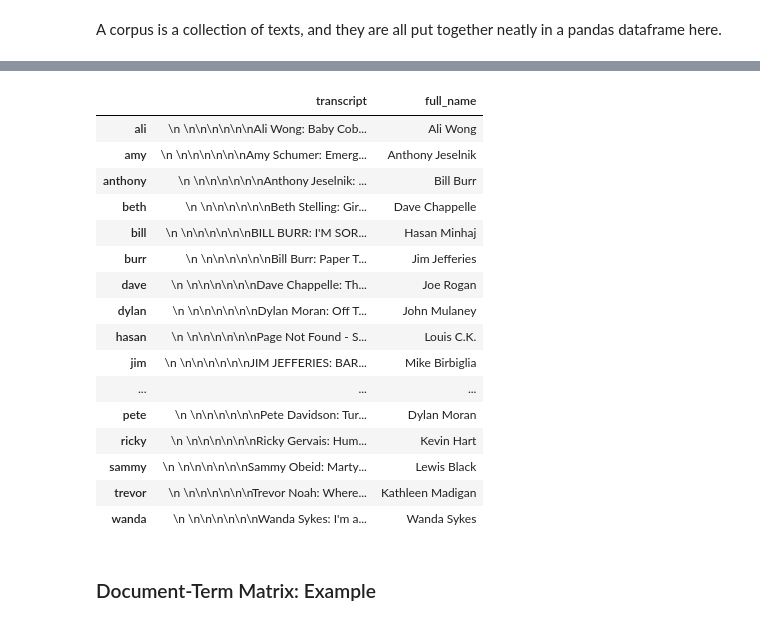
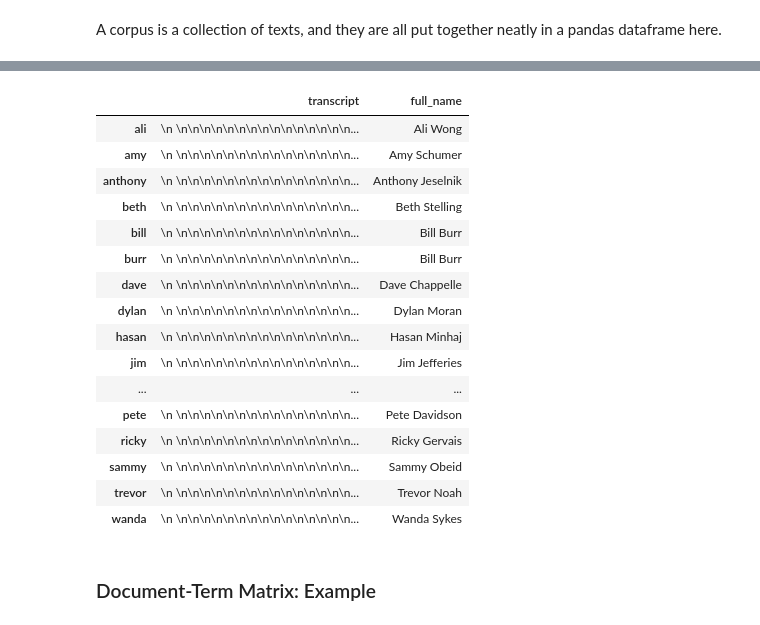
Before and after one commit to IqmanS/NLP-Assignments, a Jupyter notebook: NLP_in_Python_2.ipynb, the cells around one changed output, grey strips where cells are left out. Saved outputs shown, nothing was run; the diff lists cells and outputs as text; code cells hidden in the pictures.

```diff
--- a/NLP_in_Python_2.ipynb
+++ b/NLP_in_Python_2.ipynb
@@ -47,24 +51,35 @@ import pickle
 def url_to_transcript(url):
     '''Returns transcript data specifically from scrapsfromtheloft.com.'''
     page = requests.get(url).text
-    soup = BeautifulSoup(page, "lxml")
-    text = [p.text for p in soup.find()]
-    print(url)
-    return text
+    if page:
+        soup = BeautifulSoup(page, "lxml")
+        text = [p.text for p in soup.find()]
+        print(url)
+        return text
+    else:
+        page = requests.get(url).text
+        if page:
+            soup = BeautifulSoup(page, "lxml")
+            text = [p.text for p in soup.find()]
+            print(url)
+            return text
+        else:
+            print(f"{url}: Not Found")
+            return "-"
+
 
 # URLs of transcripts in scope
-urls = ['http://scrapsfromtheloft.com/2017/05/06/louis-ck-oh-my-god-full-transcript/',
-        'http://scrapsfromtheloft.com/2017/04/11/dave-chappelle-age-spin-2017-full-transcript/',
-        'http://scrapsfromtheloft.com/2018/03/15/ricky-gervais-humanity-transcript/',
-        'http://scrapsfromtheloft.com/2017/05/24/bill-burr-im-sorry-feel-way-2014-full-transcript/',
-        'http://scrapsfromtheloft.com/2017/04/21/jim-jefferies-bare-2014-full-transcript/',
-        'http://scrapsfromtheloft.com/2017/08/02/john-mulaney-comeback-kid-2015-full-transcript/',
-        'http://scrapsfromtheloft.com/2017/10/21/hasan-minhaj-homecoming-king-2017-full-transcript/',
-        'http://scrapsfromtheloft.com/2017/09/19/ali-wong-baby-cobra-2016-full-transcript/',
-        'http://scrapsfromtheloft.com/2017/08/03/anthony-jeselnik-thoughts-prayers-2015-full-transcript/',
-        'http://scrapsfromtheloft.com/2018/03/03/mike-birbiglia-my-girlfriends-boyfriend-2013-full-transcript/',
-        'http://scrapsfromtheloft.com/2017/08/19/joe-rogan-triggered-2016-full-transcript/',
-
+urls = ['https://scrapsfromtheloft.com/comedy/louis-ck-oh-my-god-full-transcript/',
+        'https://scrapsfromtheloft.com/comedy/dave-chappelle-age-spin-2017-full-transcript/',
+        'https://scrapsfromtheloft.com/comedy/ricky-gervais-humanity-transcript/',
+        'https://scrapsfromtheloft.com/comedy/bill-burr-im-sorry-feel-way-2014-full-transcript/',
+        'https://scrapsfromtheloft.com/comedy/jim-jefferies-bare-2014-full-transcript/',
+        'https://scrapsfromtheloft.com/comedy/john-mulaney-comeback-kid-2015-full-transcript/',
+        'https://scrapsfromtheloft.com/comedy/hasan-minhaj-white-house-correspondents-dinner-transcript/',
+        'https://scrapsfromtheloft.com/comedy/ali-wong-baby-cobra-2016-full-transcript/',
+        'https://scrapsfromtheloft.com/comedy/anthony-jeselnik-thoughts-prayers-2015-full-transcript/',
+        'https://scrapsfromtheloft.com/comedy/mike-birbiglia-my-girlfriends-boyfriend-2013-full-transcript/',
+        'https://scrapsfromtheloft.com/comedy/joe-rogan-triggered-2016-full-transcript/',
 
         'https://scrapsfromtheloft.com/comedy/pete-davidson-turbo-fonzarelli-transcript/',
         'https://scrapsfromtheloft.com/comedy/trevor-noah-where-was-i-transcript/',
@@ -313,25 +325,26 @@ data_df
 # %%
 # Let's add the comedians' full names as well
+full_names.sort()
 data_df['full_name'] = full_names
 data_df
 # %% [output]
 |  | transcript | full_name |
-| ali | \n \n\n\n\n\n\nAli Wong: Baby Cob... | Ali Wong |
-| amy | \n \n\n\n\n\n\nAmy Schumer: Emerg... | Anthony Jeselnik |
-| anthony | \n \n\n\n\n\n\nAnthony Jeselnik: ... | Bill Burr |
-| beth | \n \n\n\n\n\n\nBeth Stelling: Gir... | Dave Chappelle |
-| bill | \n \n\n\n\n\n\nBILL BURR: I'M SOR... | Hasan Minhaj |
-| burr | \n \n\n\n\n\n\nBill Burr: Paper T... | Jim Jefferies |
-| dave | \n \n\n\n\n\n\nDave Chappelle: Th... | Joe Rogan |
-| dylan | \n \n\n\n\n\n\nDylan Moran: Off T... | John Mulaney |
-| hasan | \n \n\n\n\n\n\nPage Not Found - S... | Louis C.K. |
-| jim | \n \n\n\n\n\n\nJIM JEFFERIES: BAR... | Mike Birbiglia |
+| ali | \n \n\n\n\n\n\n\n\n\n\n\n\n\n\n\n... | Ali Wong |
+| amy | \n \n\n\n\n\n\n\n\n\n\n\n\n\n\n\n... | Amy Schumer |
+| anthony | \n \n\n\n\n\n\n\n\n\n\n\n\n\n\n\n... | Anthony Jeselnik |
+| beth | \n \n\n\n\n\n\n\n\n\n\n\n\n\n\n\n... | Beth Stelling |
+| bill | \n \n\n\n\n\n\n\n\n\n\n\n\n\n\n\n... | Bill Burr |
+| burr | \n \n\n\n\n\n\n\n\n\n\n\n\n\n\n\n... | Bill Burr |
+| dave | \n \n\n\n\n\n\n\n\n\n\n\n\n\n\n\n... | Dave Chappelle |
+| dylan | \n \n\n\n\n\n\n\n\n\n\n\n\n\n\n\n... | Dylan Moran |
+| hasan | \n \n\n\n\n\n\n\n\n\n\n\n\n\n\n\n... | Hasan Minhaj |
+| jim | \n \n\n\n\n\n\n\n\n\n\n\n\n\n\n\n... | Jim Jefferies |
 | ... | ... | ... |
-| pete | \n \n\n\n\n\n\nPete Davidson: Tur... | Dylan Moran |
-| ricky | \n \n\n\n\n\n\nRicky Gervais: Hum... | Kevin Hart |
-| sammy | \n \n\n\n\n\n\nSammy Obeid: Marty... | Lewis Black |
-| trevor | \n \n\n\n\n\n\nTrevor Noah: Where... | Kathleen Madigan |
-| wanda | \n \n\n\n\n\n\nWanda Sykes: I'm a... | Wanda Sykes |
+| pete | \n \n\n\n\n\n\n\n\n\n\n\n\n\n\n\n... | Pete Davidson |
+| ricky | \n \n\n\n\n\n\n\n\n\n\n\n\n\n\n\n... | Ricky Gervais |
+| sammy | \n \n\n\n\n\n\n\n\n\n\n\n\n\n\n\n... | Sammy Obeid |
+| trevor | \n \n\n\n\n\n\n\n\n\n\n\n\n\n\n\n... | Trevor Noah |
+| wanda | \n \n\n\n\n\n\n\n\n\n\n\n\n\n\n\n... | Wanda Sykes |
 # %%
 # Let's pickle it for later use
 data_df.to_pickle("corpus.pkl")
```
Also changed, not shown: parts of 12 cells of this notebook.
